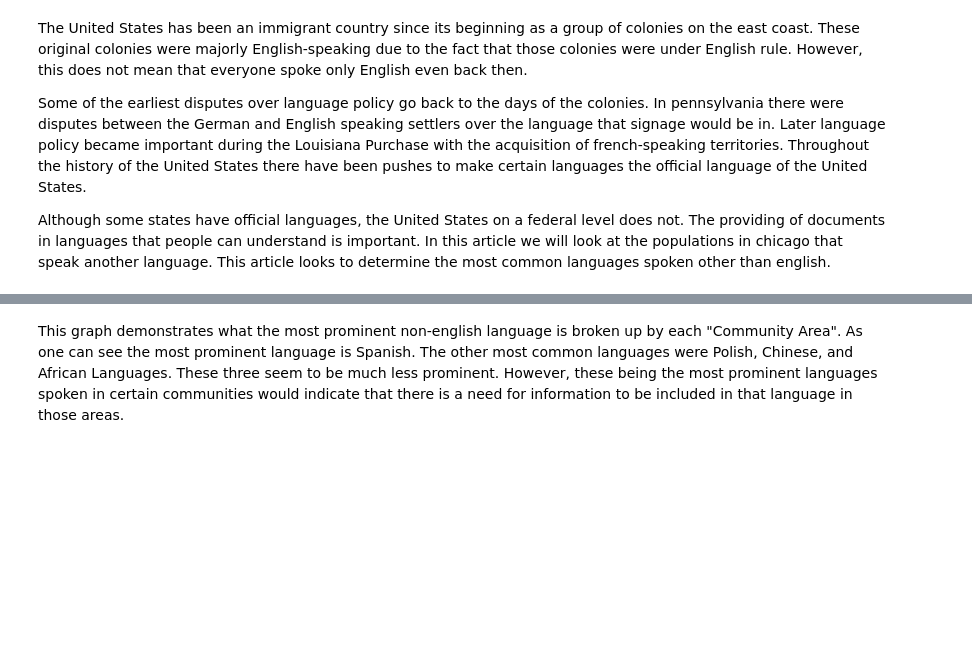
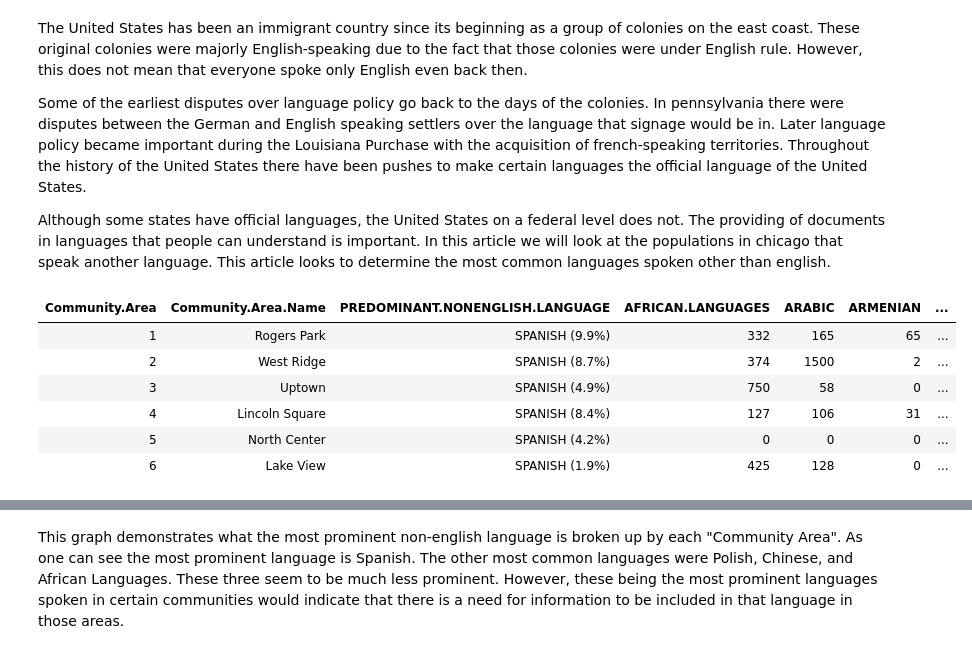
Before and after one commit to elizabethkoenen/JOUR-407, a Jupyter notebook: DataVizMid-TermProject.ipynb, the cells around one changed output, grey strips where cells are left out. Saved outputs shown, nothing was run; the diff lists cells and outputs as text; code cells hidden in the pictures; blank space fills up the shorter version.

```diff
--- a/DataVizMid-TermProject.ipynb
+++ b/DataVizMid-TermProject.ipynb
@@ -26,5 +26,15 @@ info2 <-info %>% mutate(
     Percent_African = AFRICAN.LANGUAGES/Total,
     Language = str_sub(PREDOMINANT.NONENGLISH.LANGUAGE, start= 0, end = 7)
 )%>% group_by(Community.Area)
+# %%
+head(info2)
+# %% [output]
+| Community.Area | Community.Area.Name | PREDOMINANT.NONENGLISH.LANGUAGE | AFRICAN.LANGUAGES | ARABIC | ARMENIAN | ... |
+| 1 | Rogers Park | SPANISH (9.9%) | 332 | 165 | 65 | ... |
+| 2 | West Ridge | SPANISH (8.7%) | 374 | 1500 | 2 | ... |
+| 3 | Uptown | SPANISH (4.9%) | 750 | 58 | 0 | ... |
+| 4 | Lincoln Square | SPANISH (8.4%) | 127 | 106 | 31 | ... |
+| 5 | North Center | SPANISH (4.2%) | 0 | 0 | 0 | ... |
+| 6 | Lake View | SPANISH (1.9%) | 425 | 128 | 0 | ... |
 # %%
 ggplot(info2, aes(reorder(Community.Area.Name, -Total), weight=Total, fill=Language)) +
```
Also changed, not shown: parts of 4 cells of this notebook.
